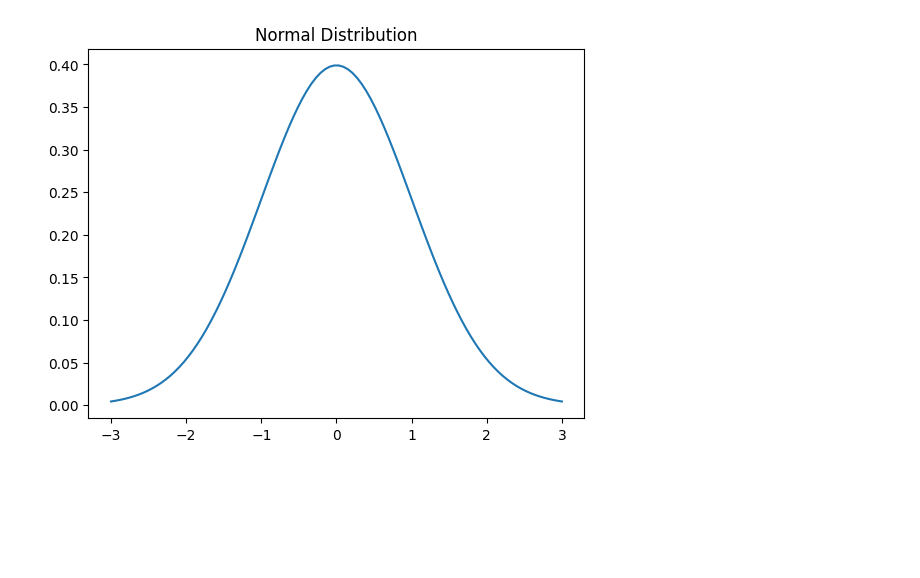
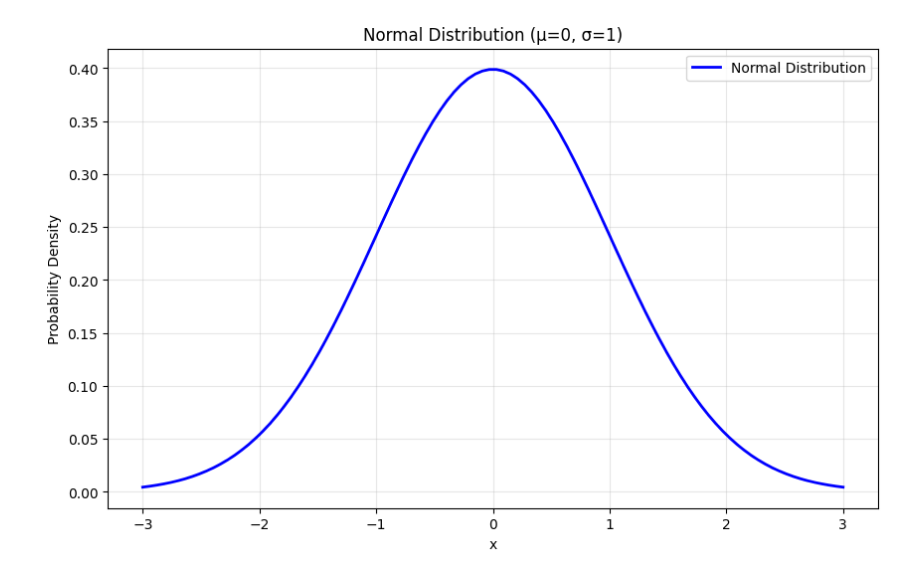
Before and after one commit to ihrpr/mcp-client-jupyter-chat, a Jupyter notebook: Untitled.ipynb, the cells around one changed output. Drawn from its saved outputs; the diff is of its cells as text; code cells hidden in the pictures; blank space fills up the shorter version.

```diff
--- a/Untitled.ipynb
+++ b/Untitled.ipynb
@@ -27,16 +90,23 @@ Successfully installed contourpy-1.3.1 cycler-0.12.1 fonttools-4.55.8 kiwisolver
 # %%
+import numpy as np
 import matplotlib.pyplot as plt
-import numpy as np
 
-# Generate random normal data
-mu = 0
-sigma = 1
+# Parameters for the normal distribution
+mu = 0    # mean
+sigma = 1  # standard deviation
 x = np.linspace(mu - 3*sigma, mu + 3*sigma, 100)
-y = 1/(np.sqrt(2*np.pi)*sigma) * np.exp(-((x - mu)**2)/(2*sigma**2))
 
-# Plot the normal distribution
-plt.plot(x, y)
-plt.title("Normal Distribution")
+# Create the normal distribution
+y = 1/(sigma * np.sqrt(2*np.pi)) * np.exp(-(x-mu)**2/(2*sigma**2))
+
+# Create the plot
+plt.figure(figsize=(10,6))
+plt.plot(x, y, 'b-', linewidth=2, label='Normal Distribution')
+plt.title('Normal Distribution (μ=0, σ=1)')
+plt.xlabel('x')
+plt.ylabel('Probability Density')
+plt.grid(True, alpha=0.3)
+plt.legend()
 plt.show()
 # %% [output]
-[figure, old version]
+[figure, new version]
```
Also changed, not shown: parts of 9 cells of this notebook, 2 other files.
